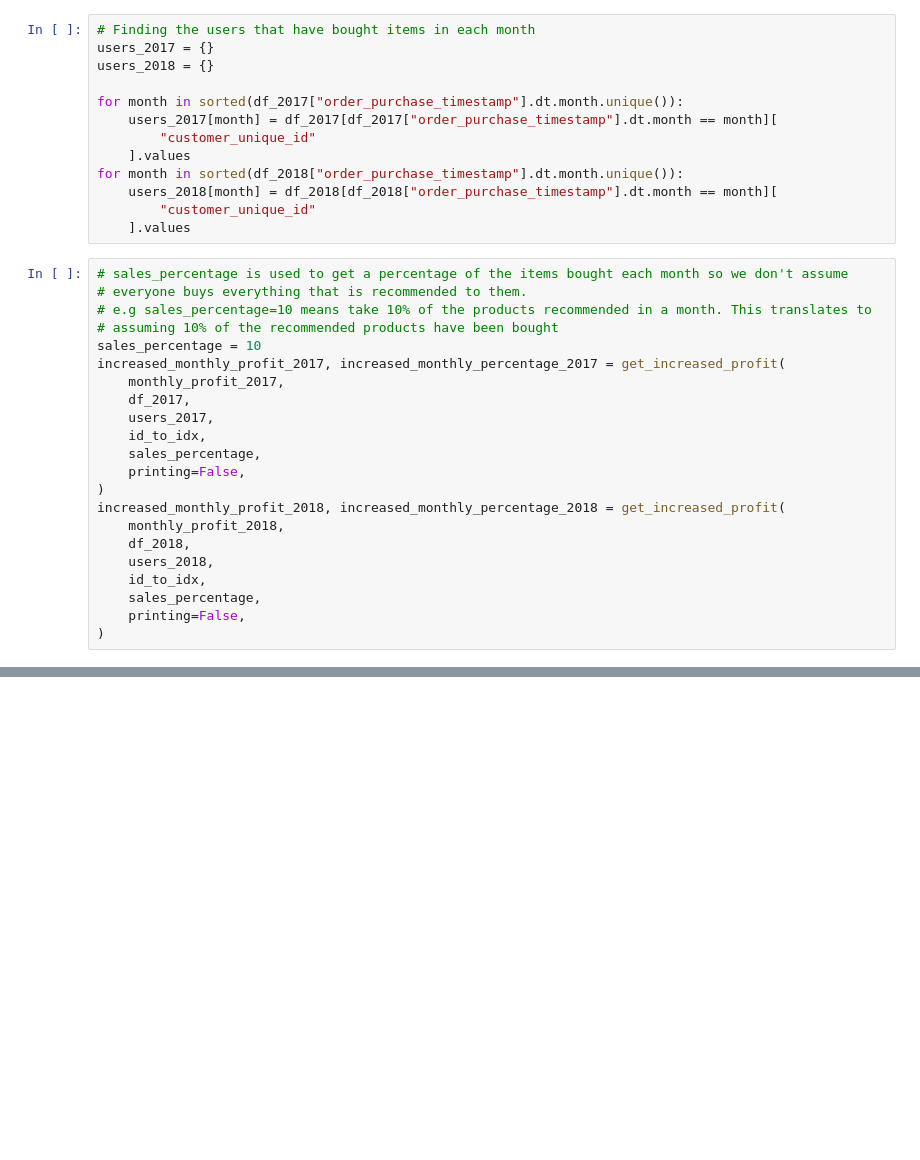
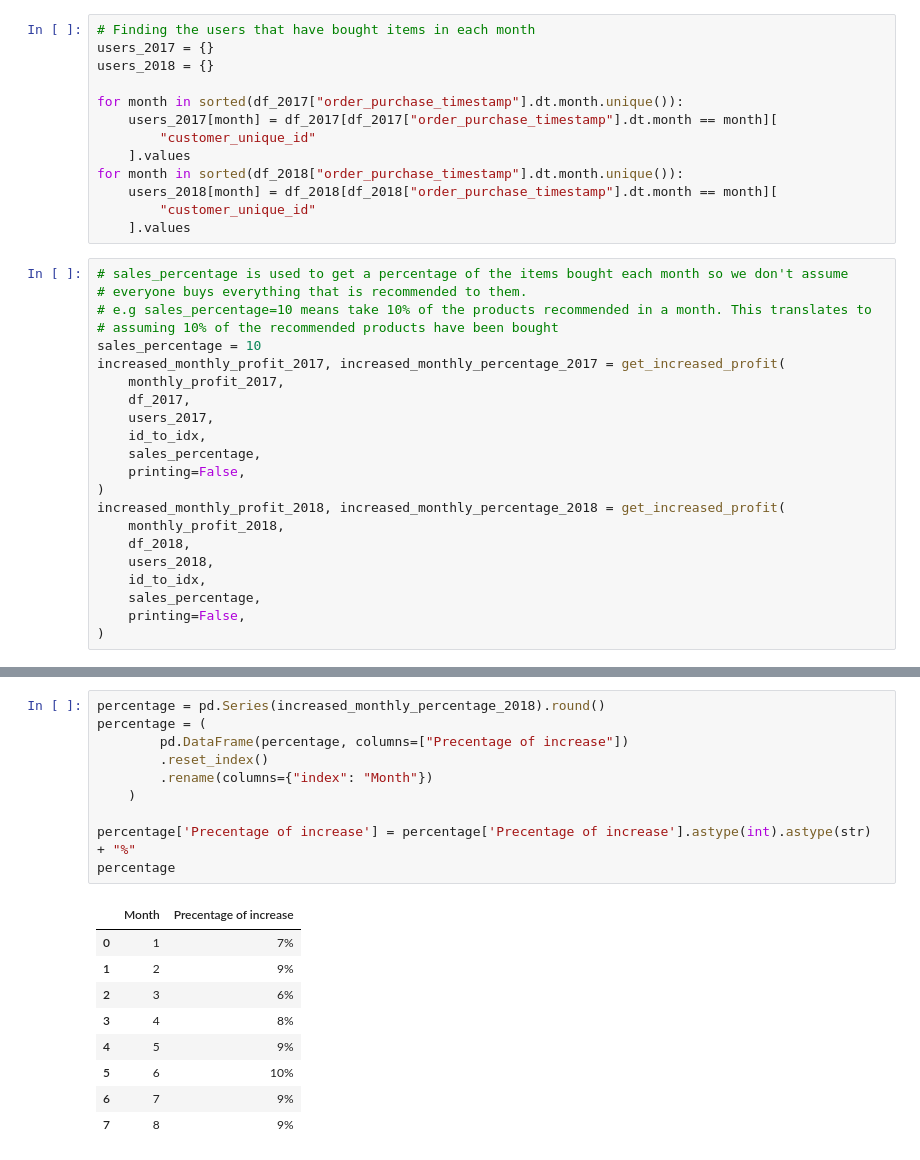
Before and after one commit to AlexMuresan/OlistRecommandations, a Jupyter notebook: profit_improvement.ipynb, the cells around one changed output, grey strips where cells are left out. Cells and saved outputs as stored; diff of their text form; blank space fills up the shorter version.

```diff
--- a/profit_improvement.ipynb
+++ b/profit_improvement.ipynb
@@ -279,0 +312,20 @@ plt.show()
+# %%
+percentage = pd.Series(increased_monthly_percentage_2018).round()
+percentage = (
+        pd.DataFrame(percentage, columns=["Precentage of increase"])
+        .reset_index()
+        .rename(columns={"index": "Month"})
+    )
+
+percentage['Precentage of increase'] = percentage['Precentage of increase'].astype(int).astype(str) + "%"
+percentage
+# %% [output]
+|  | Month | Precentage of increase |
+| 0 | 1 | 7% |
+| 1 | 2 | 9% |
+| 2 | 3 | 6% |
+| 3 | 4 | 8% |
+| 4 | 5 | 9% |
+| 5 | 6 | 10% |
+| 6 | 7 | 9% |
+| 7 | 8 | 9% |
```
Also changed, not shown: parts of 3 cells of this notebook, 11 other files.
